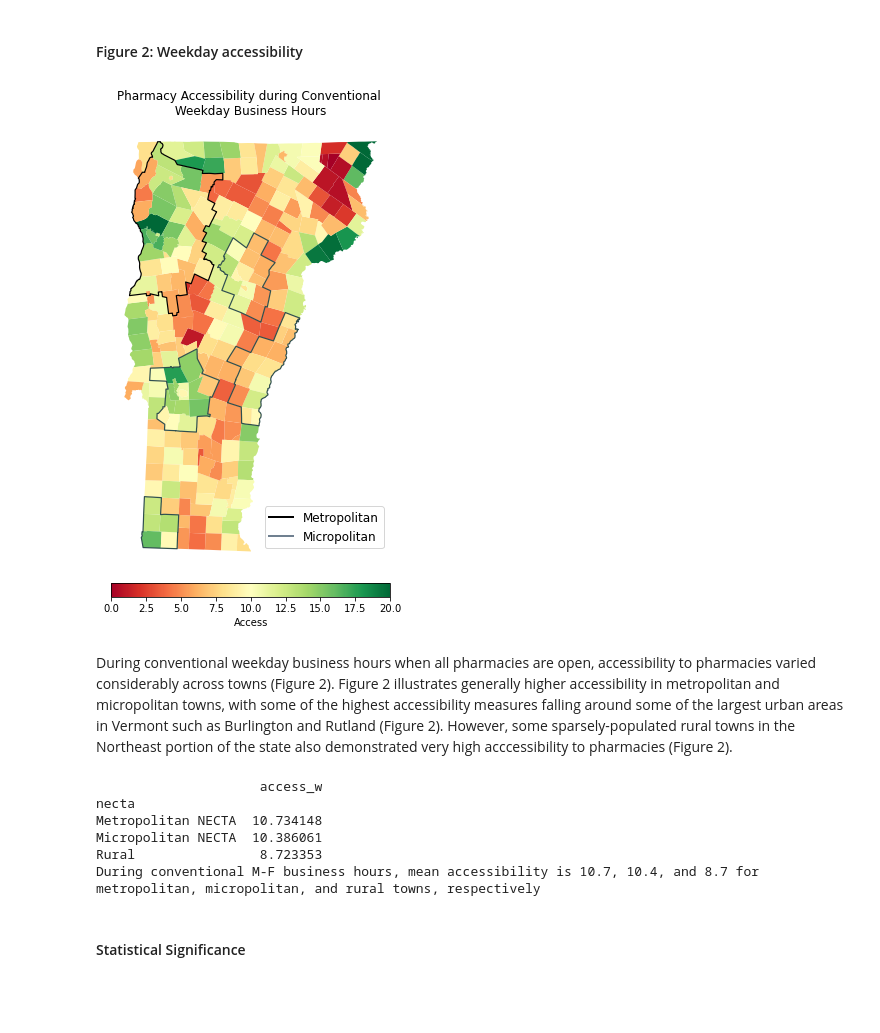
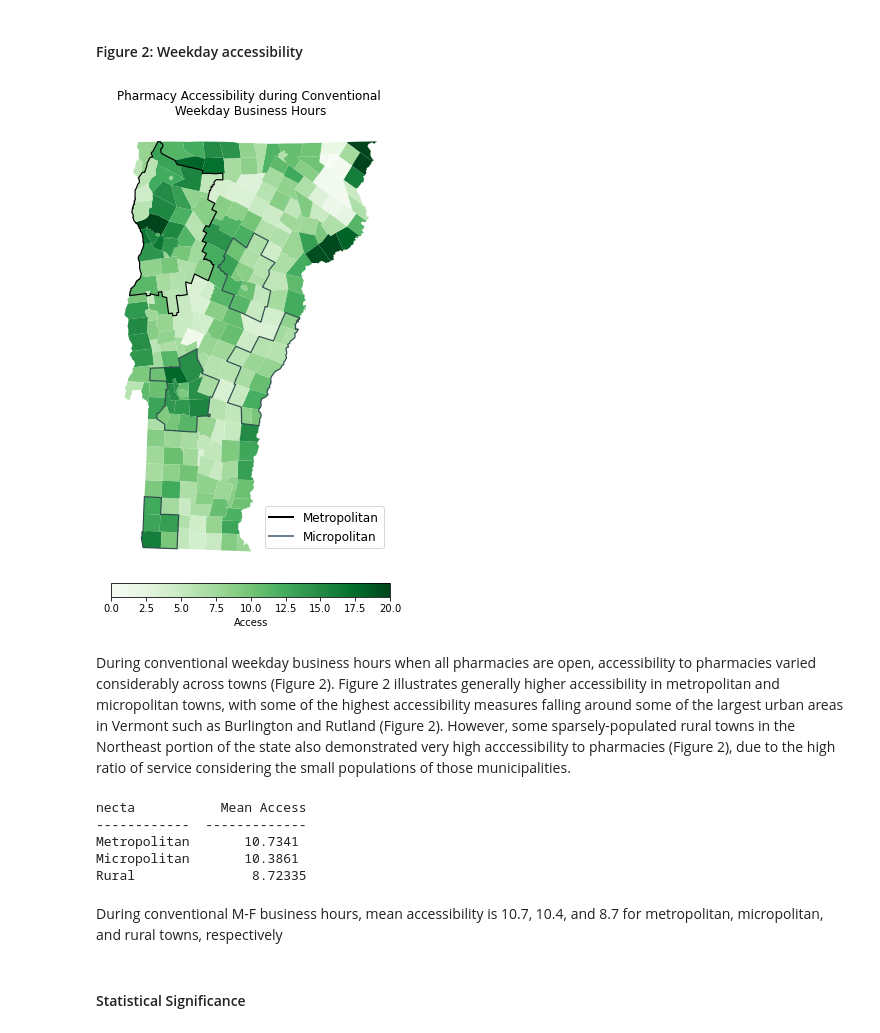
Before and after one commit to samroubin/VTPharmacy, a Jupyter notebook: procedure/code/01_Pharmacy_Accessibility.ipynb, the cells around one changed output. Saved outputs shown, nothing was run; the diff lists cells and outputs as text; code cells hidden in the pictures; blank space fills up the shorter version.

```diff
--- a/procedure/code/01_Pharmacy_Accessibility.ipynb
+++ b/procedure/code/01_Pharmacy_Accessibility.ipynb
@@ -891,54 +873,54 @@ One group of county subdivisions is classified as metropolitan, totaling 35 metr
 # %%
 metropolitan_df = mapping_df[mapping_df['necta'] == 'Metropolitan']
 micropolitan_df = mapping_df[mapping_df['necta'] == 'Micropolitan']
 
 # Dissolve the geometries for each group to merge adjacent polygons
 metropolitan_boundary = metropolitan_df.dissolve(by='necta')['geometry'].boundary
 micropolitan_boundary = micropolitan_df.dissolve(by='necta')['geometry'].boundary
 
 # Plot the map of weekday pharmacy accessibility
 fig, ax = plt.subplots(figsize=(10, 10))
-mapping_df.plot(column='access_w', cmap='RdYlGn', legend = False, legend_kwds={'label':'Access','orientation': 'vertical'}, ax=ax, vmax=20)
+mapping_df.plot(column='access_w', cmap='Greens', legend = False, legend_kwds={'label':'Access','orientation': 'vertical'}, ax=ax, vmax=20)
 
 # Plot only the merged exterior boundaries of the 'Metropolitan NECTA' group
 metropolitan_boundary.plot(ax=ax, color='black', linewidth=1.2)
 
 # Plot only the merged exterior boundaries of the 'Micropolitan NECTA' group
 micropolitan_boundary.plot(ax=ax, color='darkslategrey', linewidth=1.2)
 
 legend_elements = [
     Line2D([0], [0], color='black', lw=2, label='Metropolitan'),
     Line2D([0], [0], color='slategrey', lw=2, label='Micropolitan')
 ]
 ax.legend(handles=legend_elements, loc='lower right', fontsize=12, bbox_to_anchor=(1,.04))
-colorbar = plt.cm.ScalarMappable(cmap='RdYlGn', norm=plt.Normalize(vmin=0, vmax=20))
+colorbar = plt.cm.ScalarMappable(cmap='Greens', norm=plt.Normalize(vmin=0, vmax=20))
 cbar = plt.colorbar(colorbar, shrink = .5, pad=.02, label = 'Access', location="bottom")
 
 plt.title('Pharmacy Accessibility during Conventional \n Weekday Business Hours ')
 plt.xlabel('Longitude')
 plt.ylabel('Latitude')
 plt.axis('off')
 plt.show()
 # %% [output]
-[figure, old version]
+[figure, new version]
 # %% [markdown]
-During conventional weekday business hours when all pharmacies are open, accessibility to pharmacies varied considerably across towns (Figure 2). Figure 2 illustrates generally higher accessibility in metropolitan and micropolitan towns, with some of the highest accessibility measures falling around some of the largest urban areas in Vermont such as Burlington and Rutland (Figure 2). However, some sparsely-populated rural towns in the Northeast portion of the state also demonstrated very high acccessibility to pharmacies (Figure 2).
+During conventional weekday business hours when all pharmacies are open, accessibility to pharmacies varied considerably across towns (Figure 2). Figure 2 illustrates generally higher accessibility in metropolitan and micropolitan towns, with some of the highest accessibility measures falling around some of the largest urban areas in Vermont such as Burlington and Rutland (Figure 2). However, some sparsely-populated rural towns in the Northeast portion of the state also demonstrated very high acccessibility to pharmacies (Figure 2), due to the high ratio of service considering the small populations of those municipalities.
-# %%
-# Accessibility on conventional weekday business hours by NECTA
-means_by_metro = mapping_df.groupby('necta').mean()
-weekdaymean_by_metro = means_by_metro[['access_w']]
-print(weekdaymean_by_metro)
-
-print("During conventional M-F business hours, mean accessibility is 10.7, 10.4, and 8.7 for metropolitan, micropolitan, and rural towns, respectively")
-
-# Run sat rural / w rural and sat urban / w urban
-# %% [output]
-                     access_w
-necta
-Metropolitan NECTA  10.734148
-Micropolitan NECTA  10.386061
-Rural                8.723353
-During conventional M-F business hours, mean accessibility is 10.7, 10.4, and 8.7 for metropolitan, micropolitan, and rural towns, respectively
+# %%
+# Accessibility on conventional weekday business hours by NECTA
+means_by_metro = mapping_df.groupby('necta').mean()
+weekdaymean_by_metro = means_by_metro[['access_w']]
+
+weekdaymean_by_metro.columns = ['Mean Access']
+table_1 = tabulate(weekdaymean_by_metro, headers='keys', tablefmt='simple_grid')
+print(table_1)
+# %% [output]
+necta           Mean Access
+------------  -------------
+Metropolitan       10.7341
+Micropolitan       10.3861
+Rural               8.72335
+# %% [markdown]
+During conventional M-F business hours, mean accessibility is 10.7, 10.4, and 8.7 for metropolitan, micropolitan, and rural towns, respectively
 # %% [markdown]
 #### Statistical Significance
 # %%
```
Also changed, not shown: parts of 35 cells of this notebook.
